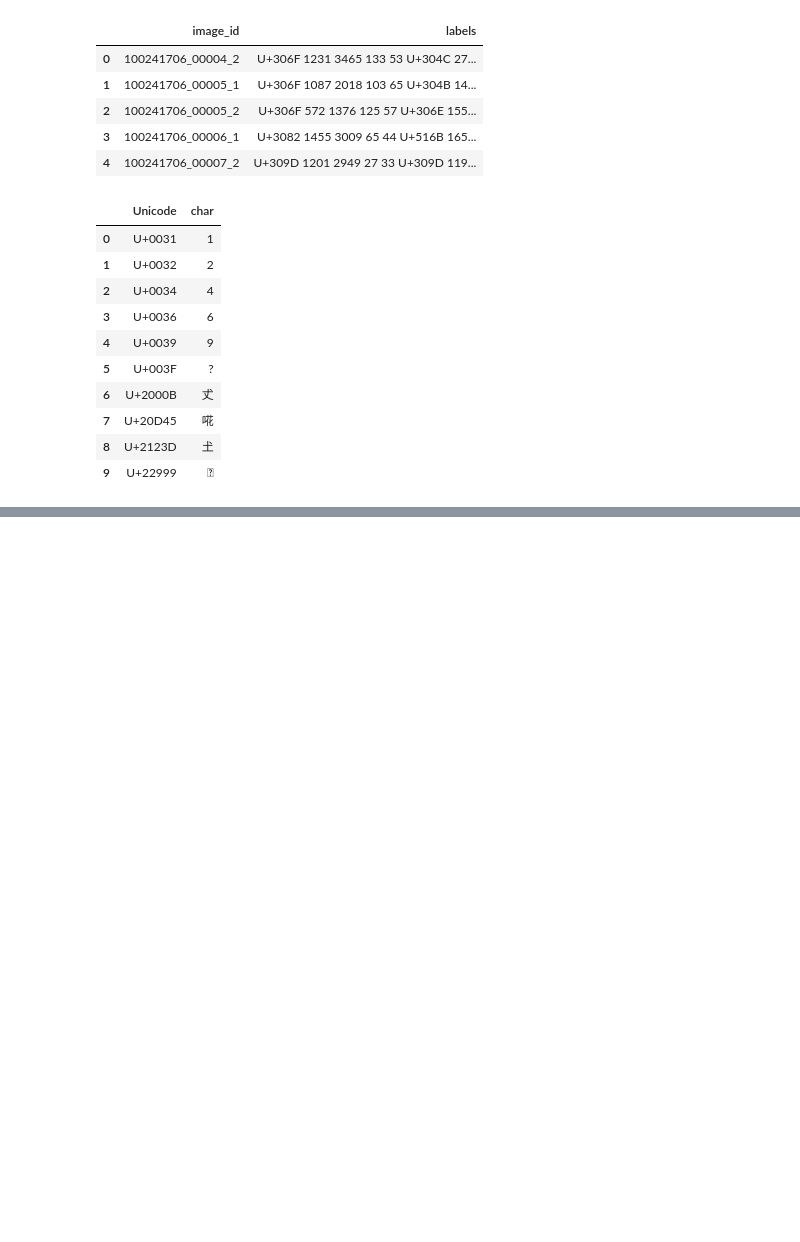
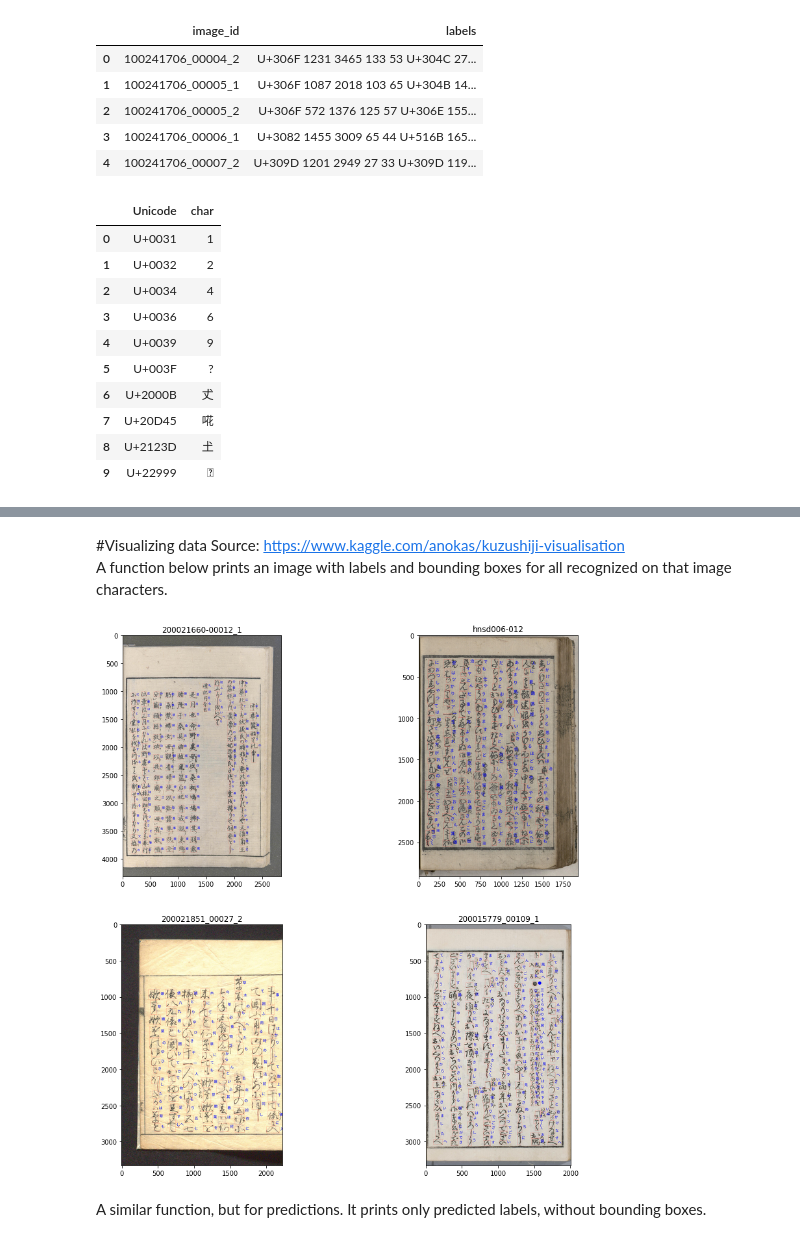
Before and after one commit to vyhuholl/kuzushiji_recognition, a Jupyter notebook: kuzushiji_recognition.ipynb, the cells around one changed output, grey strips where cells are left out. Drawn from its saved outputs; the diff is of its cells as text; code cells hidden in the pictures; blank space fills up the shorter version.

```diff
--- a/kuzushiji_recognition.ipynb
+++ b/kuzushiji_recognition.ipynb
@@ -112,0 +108,4 @@ X_train, X_test, y_train, y_test = train_test_split(data["image_id"], data["labe
+# %% [markdown]
+#Visualizing data
+Source: https://www.kaggle.com/anokas/kuzushiji-visualisation <br>
+A function below prints an image with labels and bounding boxes for all recognized on that image characters.
@@ -112,0 +124,47 @@ X_train, X_test, y_train, y_test = train_test_split(data["image_id"], data["labe
+# %%
+def visualize_training_data(image_fn, labels):
+    # Convert annotation string to array
+    labels = np.array(labels.split(' ')).reshape(-1, 5)
+
+    # Read image
+    imsource = Image.open(image_fn).convert("RGBA")
+    bbox_canvas = Image.new("RGBA", imsource.size)
+    char_canvas = Image.new("RGBA", imsource.size)
+    bbox_draw = ImageDraw.Draw(bbox_canvas)
+    # Separate canvases for boxes and chars
+    # so a box doesn't cut off a character
+    char_draw = ImageDraw.Draw(char_canvas)
+
+    for codepoint, x, y, w, h in labels:
+        x, y, w, h = int(x), int(y), int(w), int(h)
+        char = mapping[codepoint]
+        # Convert codepoint to actual unicode character
+
+        # Draw bounding box around character, and unicode character next to it
+        bbox_draw.rectangle((x, y, x+w, y+h),
+                            fill=(255, 255, 255, 0),
+                            outline=(255, 0, 0, 255))
+        char_draw.text((x + w + fontsize/4, y + h/2 - fontsize),
+                       char, fill=(0, 0, 255, 255), font=font)
+
+    imsource = Image.alpha_composite(Image.alpha_composite(imsource,
+                                                           bbox_canvas),
+                                     char_canvas)
+    imsource = imsource.convert("RGB")
+    # Remove alpha for saving in jpg format.
+    return np.asarray(imsource)
+# %%
+fig, ax = plt.subplots(2, 2, figsize=(15, 15))
+
+for i in range(2):
+    for j in range(2):
+        img, labels = data.values[np.random.randint(len(data))]
+        viz = visualize_training_data(f"train_images/{img}.jpg", labels)
+        ax[i, j].imshow(viz, interpolation="lanczos")
+        ax[i, j].set_title(img)
+
+plt.show()
+# %% [output]
+[figure, added]
+# %% [markdown]
+A similar function, but for predictions. It prints only predicted labels, without bounding boxes.
```
Also changed, not shown: parts of 10 cells of this notebook.
